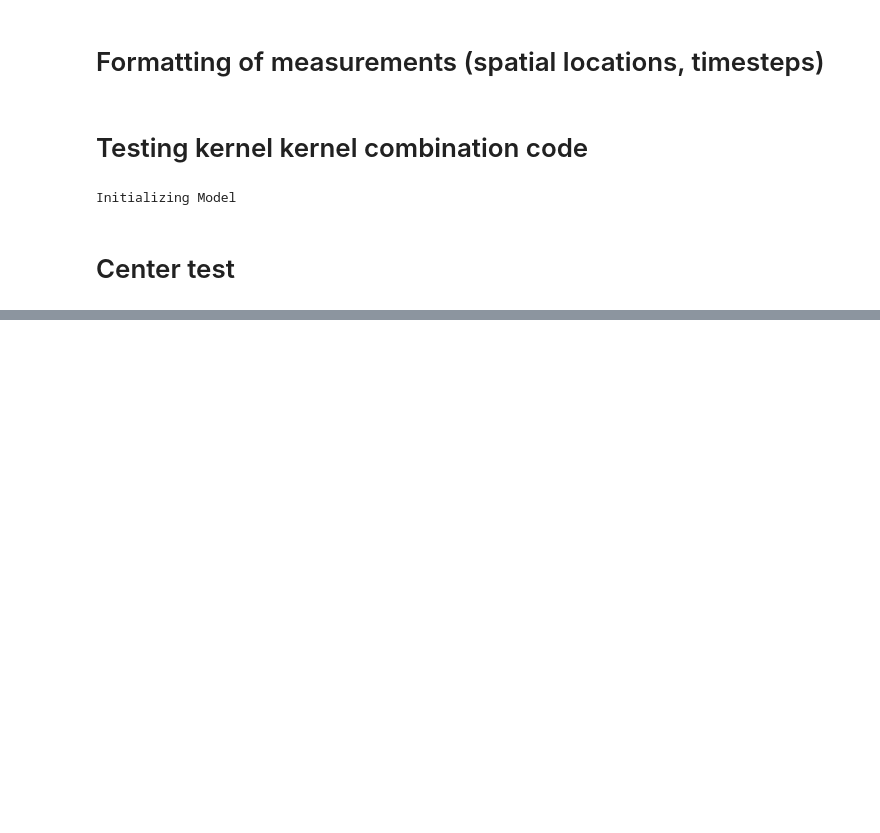
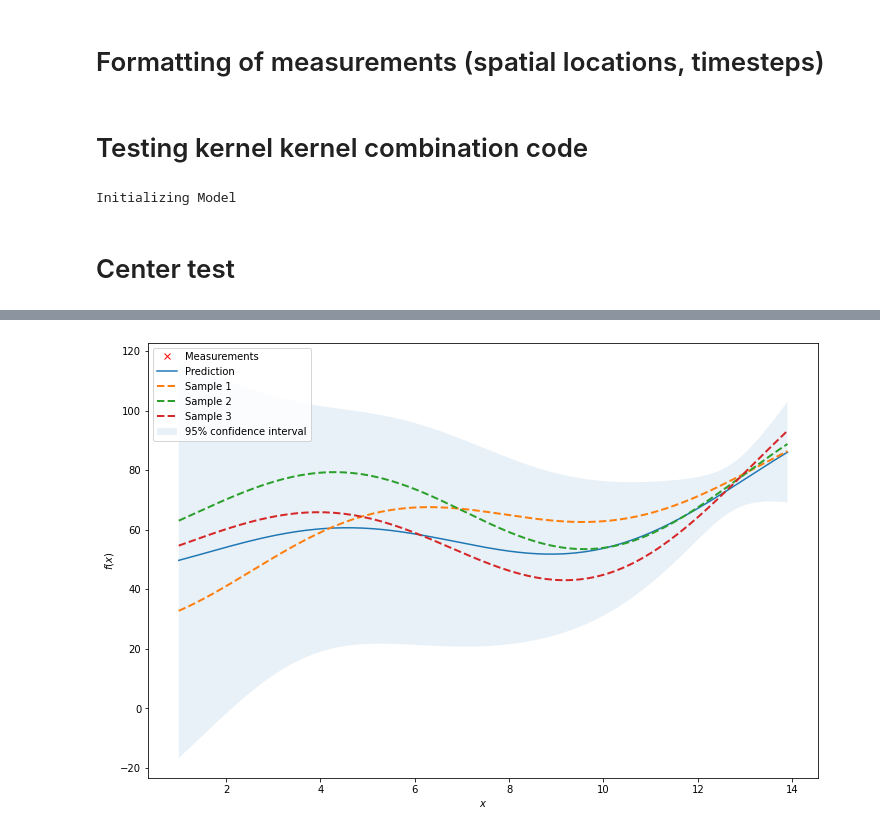
Before and after one commit to larsmmo/Master, a Jupyter notebook: gaussianProcess/GPKF/train.ipynb, the cells around one changed output, grey strips where cells are left out. Drawn from its saved outputs; the diff is of its cells as text; code cells hidden in the pictures; blank space fills up the shorter version.

```diff
--- a/gaussianProcess/GPKF/train.ipynb
+++ b/gaussianProcess/GPKF/train.ipynb
@@ -184,3 +188,7 @@ predictedMean, predictedCov = model.predict(scaler.transform(np.arange(1,14,0.5)
 # %%
-timeStamp = 1000
-plot_gpkf(np.arange(1,14,0.5), np.array([3,6,9,12]), Y[:4, timeStamp], predictedMean[:,timeStamp], predictedCov[:,:,timeStamp], **{'linestyle' : 'None', 'marker': 'x'})
+timeStamp = 1500
+ys = np.random.multivariate_normal(mean = predictedMean[:,timeStamp], cov = predictedCov[:,:,timeStamp], size = 3)
+plt.figure(figsize=(12,8))
+plot_gpkf(np.arange(1,14,0.1), np.array([3,6,9,12]), Y_train[:,timeStamp], predictedMean[:,timeStamp], predictedCov[:,:,timeStamp], samples = ys, **{'linestyle' : 'None', 'marker': 'x'})
+# %% [output]
+[figure, added]
```
Also changed, not shown: parts of 12 cells of this notebook, 3 other files.
